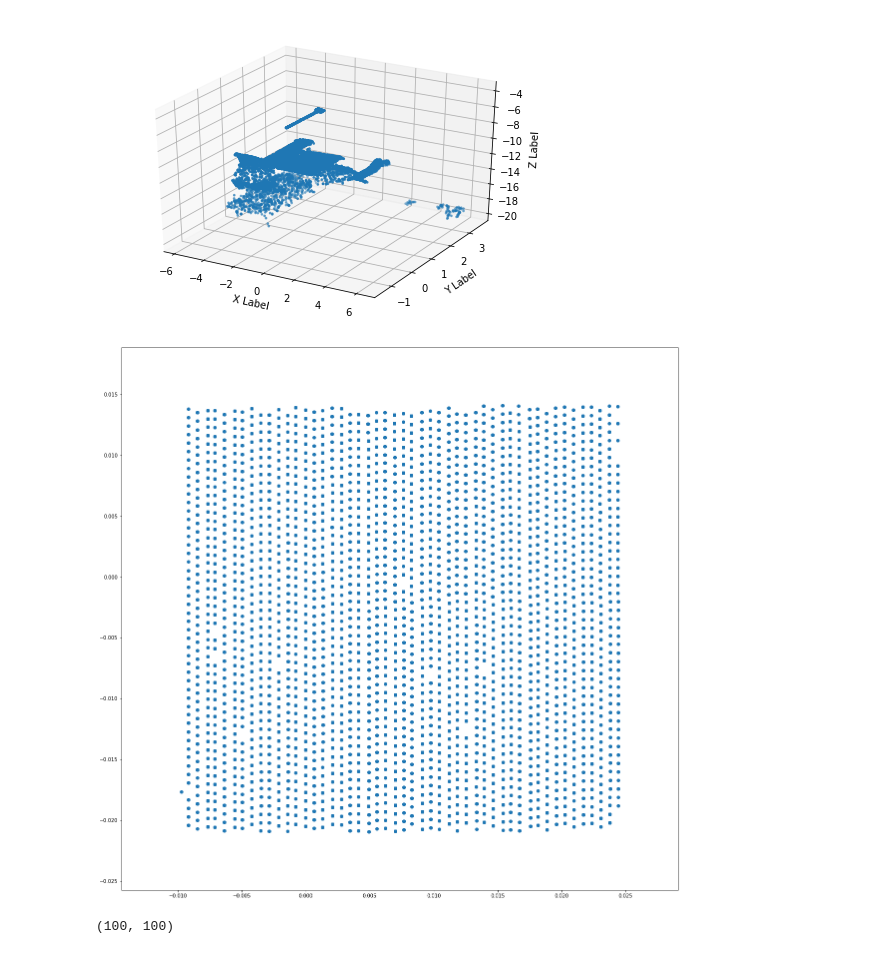
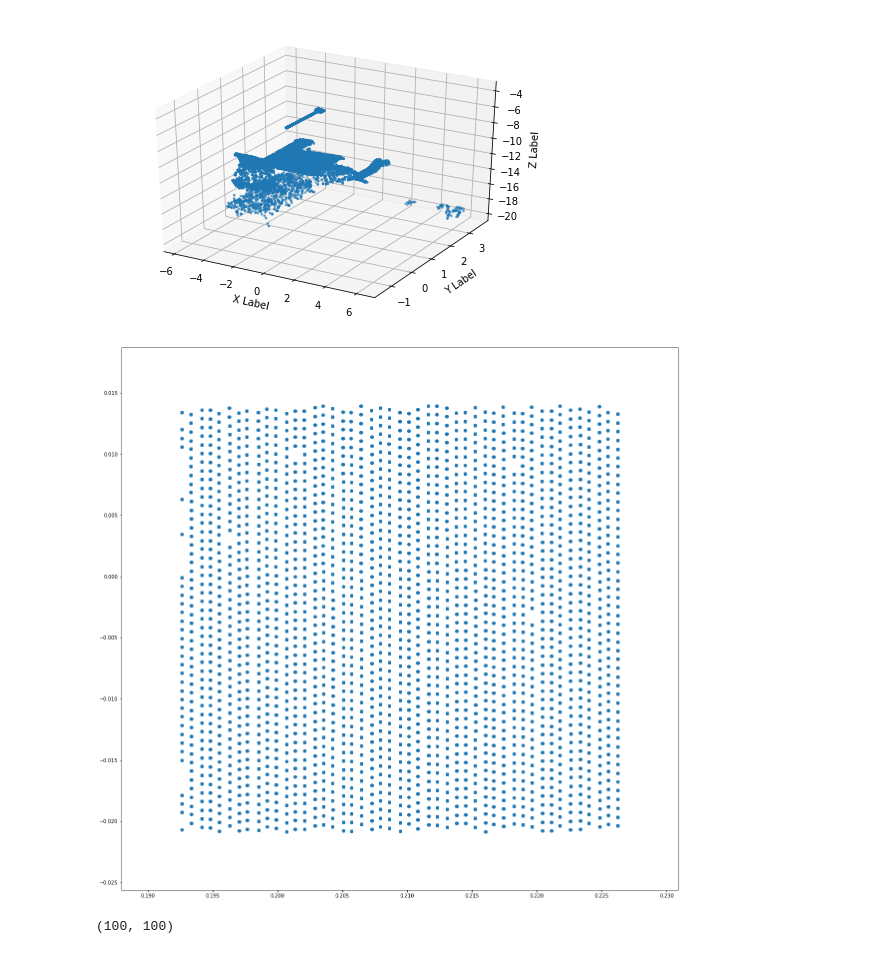
Before and after one commit to leelabcnbc/leelab-toolbox, a Jupyter notebook: examples/stereo_utexas.ipynb, the cells around one changed output. Saved outputs shown, nothing was run; the diff lists cells and outputs as text; code cells hidden in the pictures.

```diff
--- a/examples/stereo_utexas.ipynb
+++ b/examples/stereo_utexas.ipynb
@@ -98,23 +98,23 @@ plt.show()
 # %%
 # let's select the center of the patch, and see their project on Z=-1 plane.
 # to see where they are.
-selector = slice(500,600), slice(900,1000)
+selector = slice(500,600), slice(1500,1600)
 x_new, y_new, z_new = scene_struct['x'][selector].copy(), scene_struct['y'][selector].copy(), scene_struct['z'][selector].copy()
 # then normalize x, y according to z.
 assert np.all(z_new < 0)
 # then compute z's normal for each pixel
 x_new/=-z_new
 y_new/=-z_new
 z_new/=-z_new
 assert np.allclose(z_new, -1, atol=1e-3)
 plt.close('all')
 plt.figure(figsize=(20,20))
 plt.scatter(x_new.ravel(), y_new.ravel())
 plt.show()
 # so as you can see, this dataset is very different from ours.
 # it's uniform in the Cartesian coordinate system, roughly...
 # %% [output]
-[figure, old version]
+[figure, new version]
 # %%
 z_new.shape
 # %% [output]
```
Also changed, not shown: parts of 4 cells of this notebook, 2 other files.
